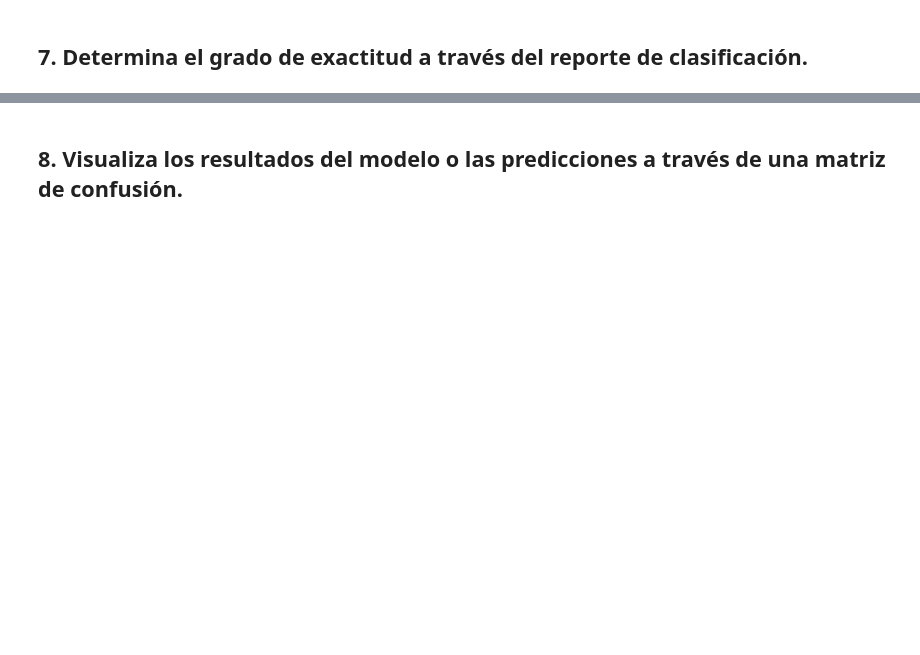
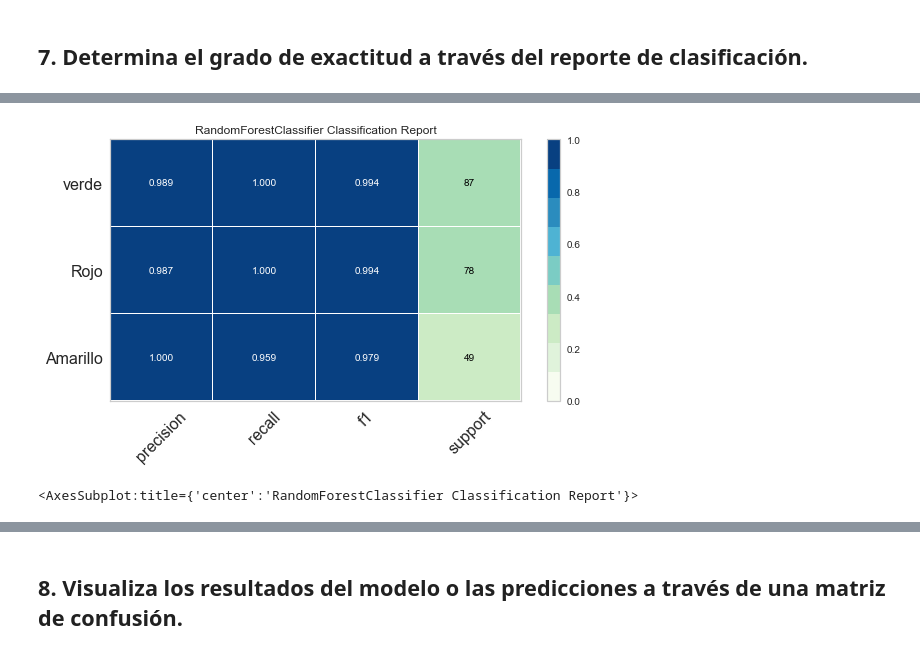
Before and after one commit to PosgradoMNA/actividades-del-projecto-equipo-61, a Jupyter notebook: Reto2/Reto2_18_Nov.ipynb, the cells around one changed output, grey strips where cells are left out. Cells and saved outputs as stored; diff of their text form; code cells hidden in the pictures; blank space fills up the shorter version.

```diff
--- a/Reto2/Reto2_18_Nov.ipynb
+++ b/Reto2/Reto2_18_Nov.ipynb
@@ -704,0 +689,15 @@ visualizer.show()
+# %%
+visualizer = ClassificationReport(
+    rf_model,
+    classes=["Amarillo", "Rojo", "verde"],
+    cmap="GnBu",
+    size=(600, 360),
+    support="count",
+    fontsize=16,
+)
+visualizer.fit(X_train, y_train)
+visualizer.score(X_test, y_pipeline.fit_transform(y_test))
+visualizer.show()
+# %% [output]
+[figure, added]
+<AxesSubplot:title={'center':'RandomForestClassifier Classification Report'}>
```
Also changed, not shown: parts of 34 cells of this notebook.
